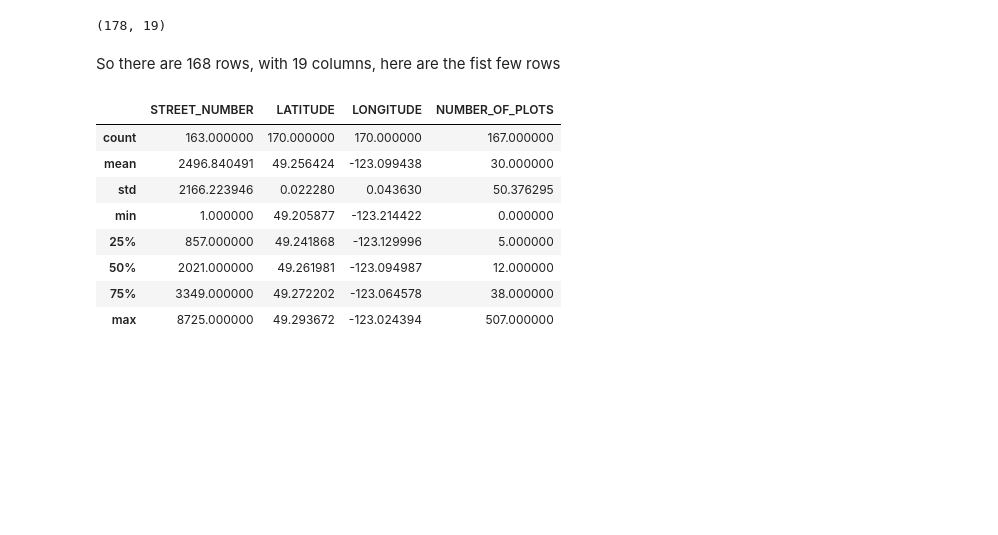
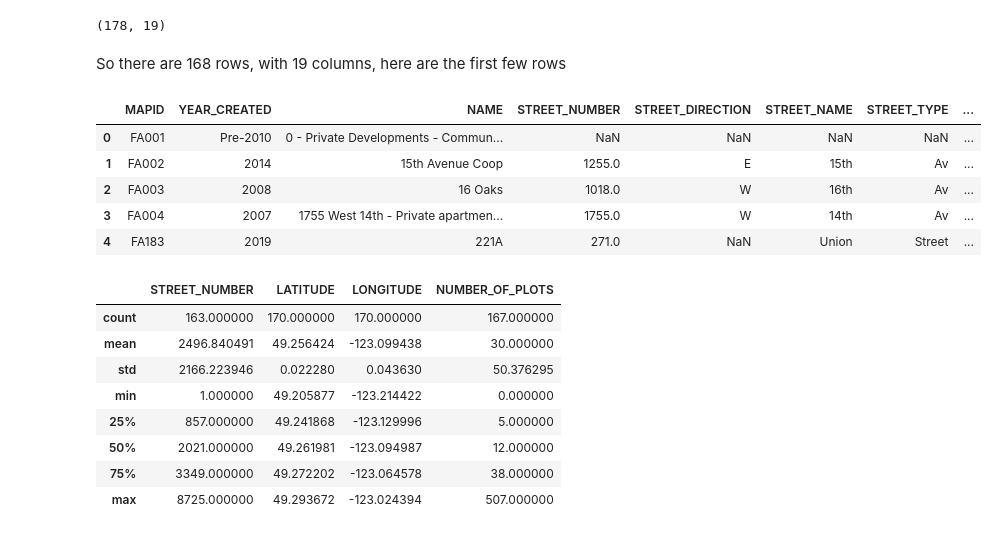
Before and after one commit to dtrad/ds211_course, a Jupyter notebook: PandasIntro.ipynb, the cells around one changed output. Cells and saved outputs as stored; diff of their text form; code cells hidden in the pictures; blank space fills up the shorter version.

```diff
--- a/PandasIntro.ipynb
+++ b/PandasIntro.ipynb
@@ -306,7 +306,16 @@ gardenDF.shape
 # %% [output]
 (178, 19)
 # %% [markdown]
-So there are 168 rows, with 19 columns, here are the fist few rows
+So there are 168 rows, with 19 columns, here are the first few rows
+# %%
+gardenDF.head()
+# %% [output]
+|  | MAPID | YEAR_CREATED | NAME | STREET_NUMBER | STREET_DIRECTION | STREET_NAME | STREET_TYPE | ... |
+| 0 | FA001 | Pre-2010 | 0 - Private Developments - Commun... | NaN | NaN | NaN | NaN | ... |
+| 1 | FA002 | 2014 | 15th Avenue Coop | 1255.0 | E | 15th | Av | ... |
+| 2 | FA003 | 2008 | 16 Oaks | 1018.0 | W | 16th | Av | ... |
+| 3 | FA004 | 2007 | 1755 West 14th - Private apartmen... | 1755.0 | W | 14th | Av | ... |
+| 4 | FA183 | 2019 | 221A | 271.0 | NaN | Union | Street | ... |
 # %%
 gardenDF.describe()
 # %% [output]
```
Also changed, not shown: parts of 2 cells of this notebook.
